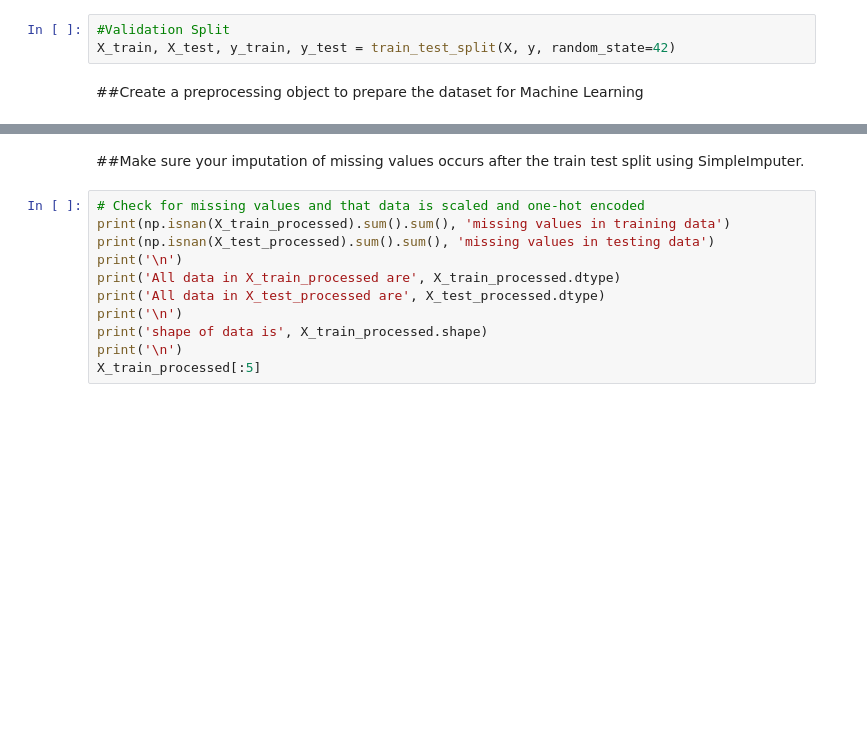
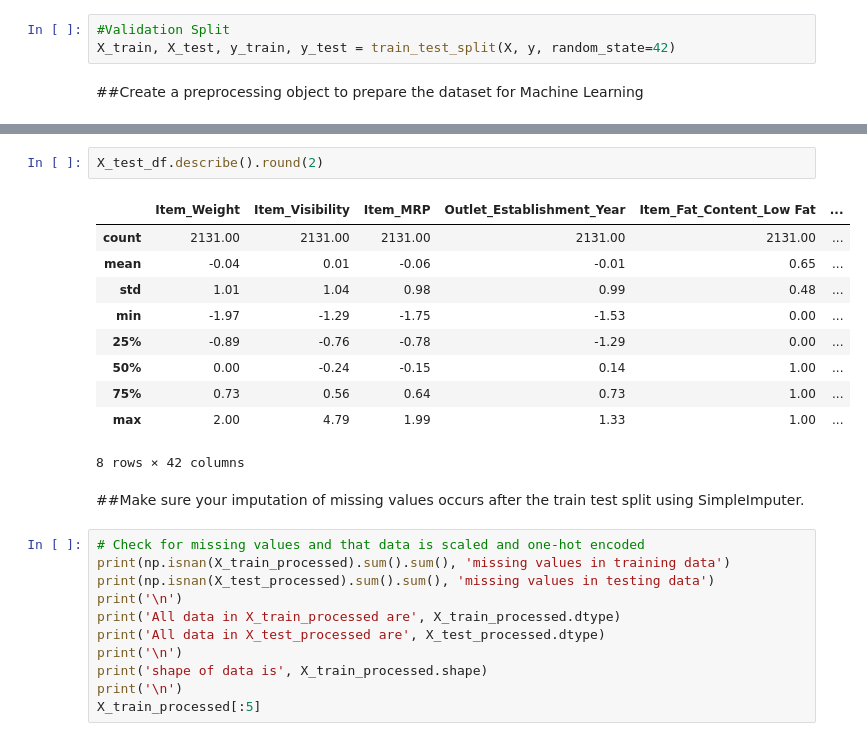
Before and after one commit to hawkeyedatatsai/food-sales-predictions, a Jupyter notebook: 5_Heng_Tser_Tsai_Food_Sales_Predictions.ipynb, the cells around one changed output, grey strips where cells are left out. Saved outputs shown, nothing was run; the diff lists cells and outputs as text; blank space fills up the shorter version.

```diff
--- a/5_Heng_Tser_Tsai_Food_Sales_Predictions.ipynb
+++ b/5_Heng_Tser_Tsai_Food_Sales_Predictions.ipynb
@@ -795,3 +808,16 @@ X_test_processed = preprocessor.transform(X_test)
+# %%
+X_test_df.describe().round(2)
+# %% [output]
+|  | Item_Weight | Item_Visibility | Item_MRP | Outlet_Establishment_Year | Item_Fat_Content_Low Fat | ... |
+| count | 2131.00 | 2131.00 | 2131.00 | 2131.00 | 2131.00 | ... |
+| mean | -0.04 | 0.01 | -0.06 | -0.01 | 0.65 | ... |
+| std | 1.01 | 1.04 | 0.98 | 0.99 | 0.48 | ... |
+| min | -1.97 | -1.29 | -1.75 | -1.53 | 0.00 | ... |
+| 25% | -0.89 | -0.76 | -0.78 | -1.29 | 0.00 | ... |
+| 50% | 0.00 | -0.24 | -0.15 | 0.14 | 1.00 | ... |
+| 75% | 0.73 | 0.56 | 0.64 | 0.73 | 1.00 | ... |
+| max | 2.00 | 4.79 | 1.99 | 1.33 | 1.00 | ... |
+8 rows × 42 columns
 # %% [markdown]
 ##Make sure your imputation of missing values occurs after the train test split using SimpleImputer.
 # %%
```
Also changed, not shown: parts of 25 cells of this notebook.
